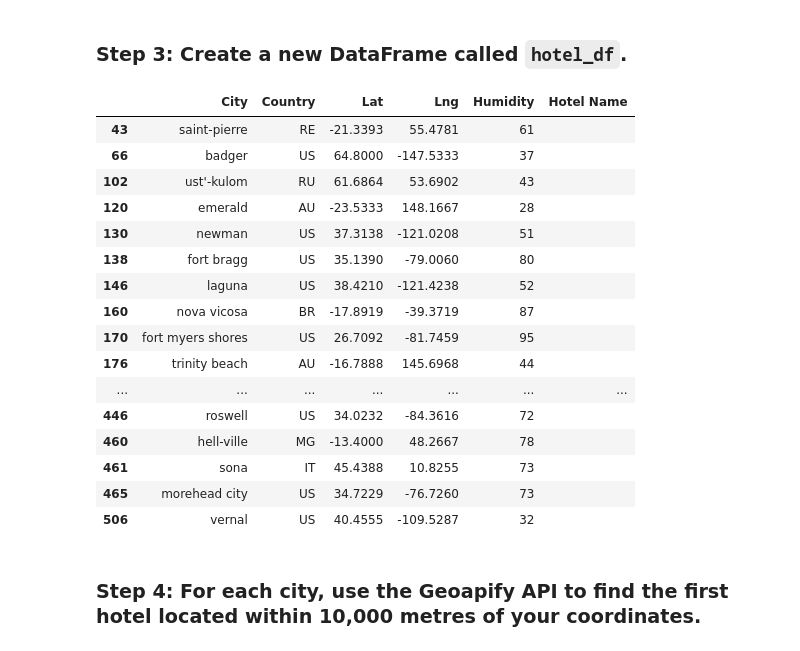
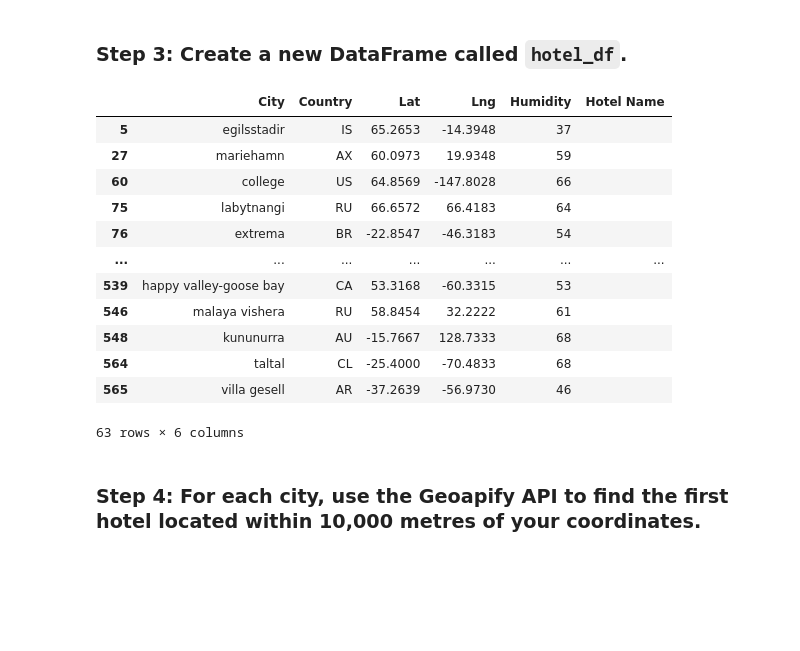
Before and after one commit to MissKay535/python-api-challenge, a Jupyter notebook: WeatherPy/VacationPy.ipynb, the cells around one changed output. Saved outputs shown, nothing was run; the diff lists cells and outputs as text; code cells hidden in the pictures; blank space fills up the shorter version.

```diff
--- a/WeatherPy/VacationPy.ipynb
+++ b/WeatherPy/VacationPy.ipynb
@@ -43,12 +60,20 @@ city_data_df.head()
 ### Step 2: Narrow down the `city_data_df` DataFrame to find your ideal weather condition
 # %%
 # Narrow down cities that fit criteria and drop any results with null values
-# YOUR CODE HERE
+
+# Filter the city_data_df DataFrame for my family's ideal weather for vacationing
+ideal_weather_df = city_data_df.loc[
+    (city_data_df["Humidity"] <= 70) &
+    (city_data_df["Max Temp"] >= 273) &
+    (city_data_df["Max Temp"] <= 297) &
+    (city_data_df["Wind Speed"] <= 10) &
+    (city_data_df["Cloudiness"] <= 50)
+    ]
 
 # Drop any rows with null values
-# YOUR CODE HERE
+ideal_weather_df.dropna().reset_index(drop=True)
 
 # Display sample data
-# YOUR CODE HERE
+ideal_weather_df
 # %% [output]
 |  | City_ID | City | Lat | Lng | Max Temp | Humidity | Cloudiness | Wind Speed | Country | Date |
@@ -72,31 +93,27 @@ city_data_df.head()
 ### Step 3: Create a new DataFrame called `hotel_df`.
 # %%
 # Use the Pandas copy function to create DataFrame called hotel_df to store the city, country, coordinates, and humidity
-# YOUR CODE HERE
+hotel_df = ideal_weather_df[["City", "Country", "Lat", "Lng", "Humidity"]].copy()
 
 # Add an empty column, "Hotel Name," to the DataFrame so you can store the hotel found using the Geoapify API
-# YOUR CODE HERE
+hotel_df["Hotel Name"] = ""
 
 # Display sample data
-# YOUR CODE HERE
+hotel_df
 # %% [output]
 |  | City | Country | Lat | Lng | Humidity | Hotel Name |
-| 43 | saint-pierre | RE | -21.3393 | 55.4781 | 61 |  |
-| 66 | badger | US | 64.8000 | -147.5333 | 37 |  |
-| 102 | ust'-kulom | RU | 61.6864 | 53.6902 | 43 |  |
-| 120 | emerald | AU | -23.5333 | 148.1667 | 28 |  |
-| 130 | newman | US | 37.3138 | -121.0208 | 51 |  |
-| 138 | fort bragg | US | 35.1390 | -79.0060 | 80 |  |
-| 146 | laguna | US | 38.4210 | -121.4238 | 52 |  |
-| 160 | nova vicosa | BR | -17.8919 | -39.3719 | 87 |  |
-| 170 | fort myers shores | US | 26.7092 | -81.7459 | 95 |  |
-| 176 | trinity beach | AU | -16.7888 | 145.6968 | 44 |  |
+| 5 | egilsstadir | IS | 65.2653 | -14.3948 | 37 |  |
+| 27 | mariehamn | AX | 60.0973 | 19.9348 | 59 |  |
+| 60 | college | US | 64.8569 | -147.8028 | 66 |  |
+| 75 | labytnangi | RU | 66.6572 | 66.4183 | 64 |  |
+| 76 | extrema | BR | -22.8547 | -46.3183 | 54 |  |
 | ... | ... | ... | ... | ... | ... | ... |
-| 446 | roswell | US | 34.0232 | -84.3616 | 72 |  |
-| 460 | hell-ville | MG | -13.4000 | 48.2667 | 78 |  |
-| 461 | sona | IT | 45.4388 | 10.8255 | 73 |  |
-| 465 | morehead city | US | 34.7229 | -76.7260 | 73 |  |
-| 506 | vernal | US | 40.4555 | -109.5287 | 32 |  |
+| 539 | happy valley-goose bay | CA | 53.3168 | -60.3315 | 53 |  |
+| 546 | malaya vishera | RU | 58.8454 | 32.2222 | 61 |  |
+| 548 | kununurra | AU | -15.7667 | 128.7333 | 68 |  |
+| 564 | taltal | CL | -25.4000 | -70.4833 | 68 |  |
+| 565 | villa gesell | AR | -37.2639 | -56.9730 | 46 |  |
+63 rows × 6 columns
 # %% [markdown]
 ### Step 4: For each city, use the Geoapify API to find the first hotel located within 10,000 metres of your coordinates.
 # %%
```
Also changed, not shown: parts of 8 cells of this notebook, 6 other files.
